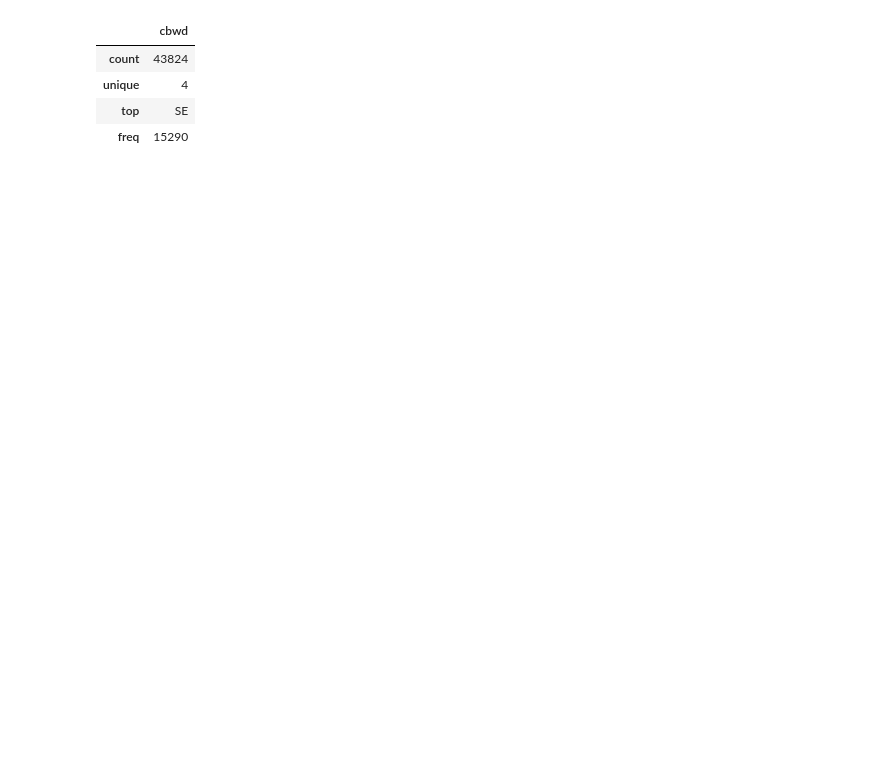
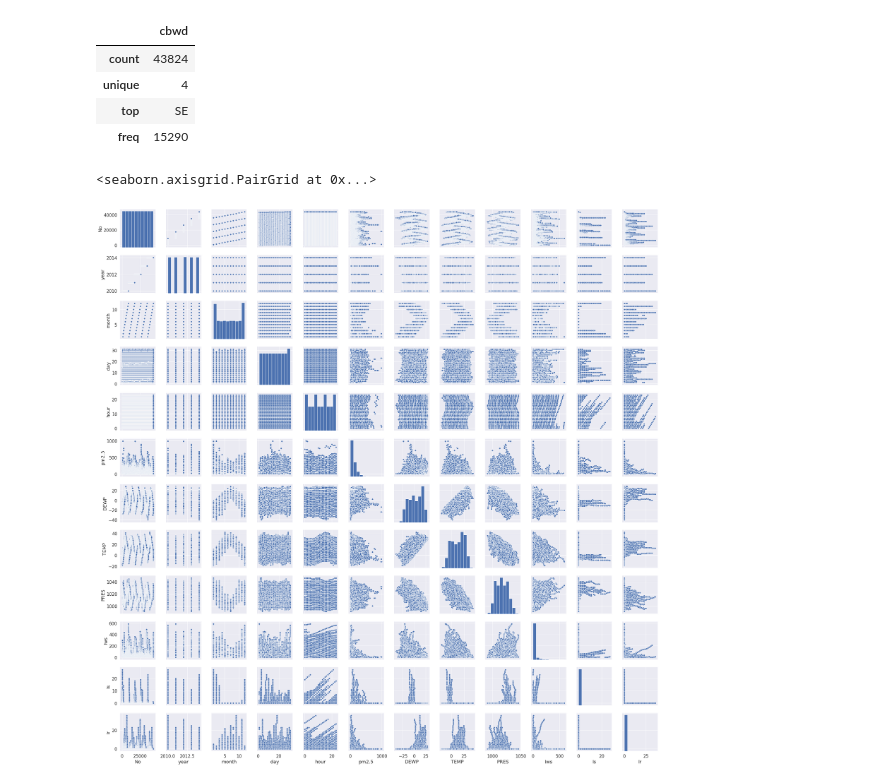
Before and after one commit to PCL-AI/MT616_2019_1, a Jupyter notebook: Lab03/Lab03.ipynb, the cells around one changed output. Cells and saved outputs as stored; diff of their text form; code cells hidden in the pictures; blank space fills up the shorter version.

```diff
--- a/Lab03/Lab03.ipynb
+++ b/Lab03/Lab03.ipynb
@@ -414,6 +412,11 @@ df.describe(include=['object'])
 | unique | 4 |
 | top | SE |
 | freq | 15290 |
+# %%
+sns.pairplot(df)
+# %% [output]
+<seaborn.axisgrid.PairGrid at 0x...>
+[figure, added]
 # %%
 ## Escribir codigo
 ##
```
Also changed, not shown: parts of 3 cells of this notebook.
